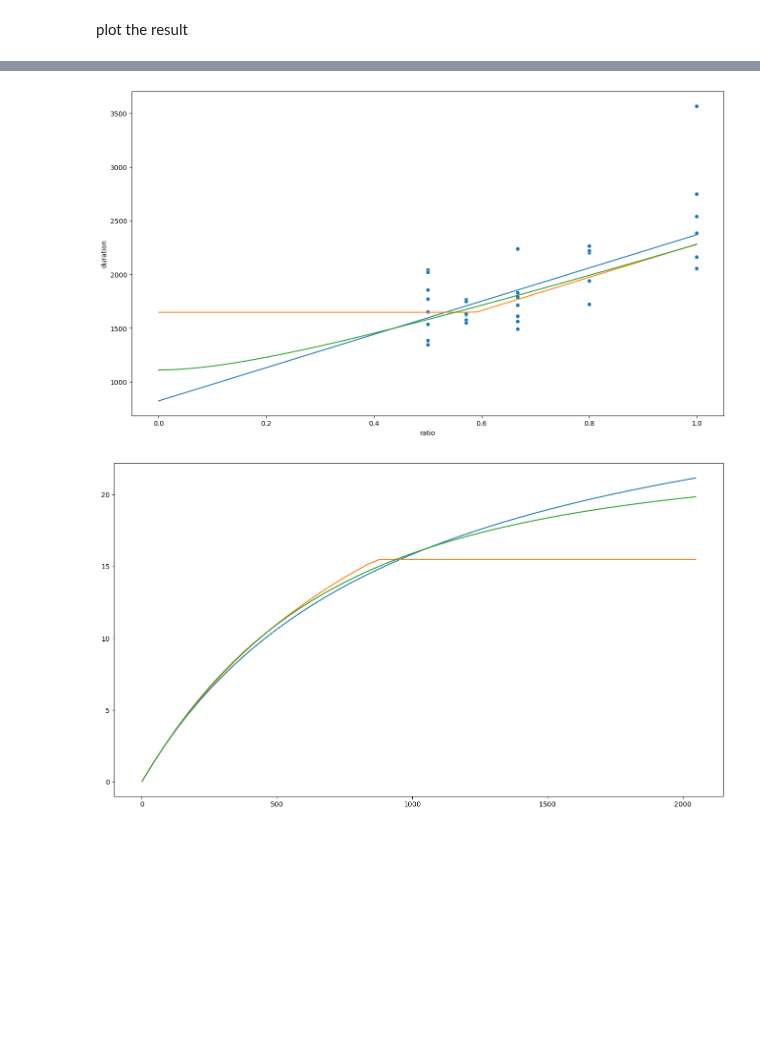
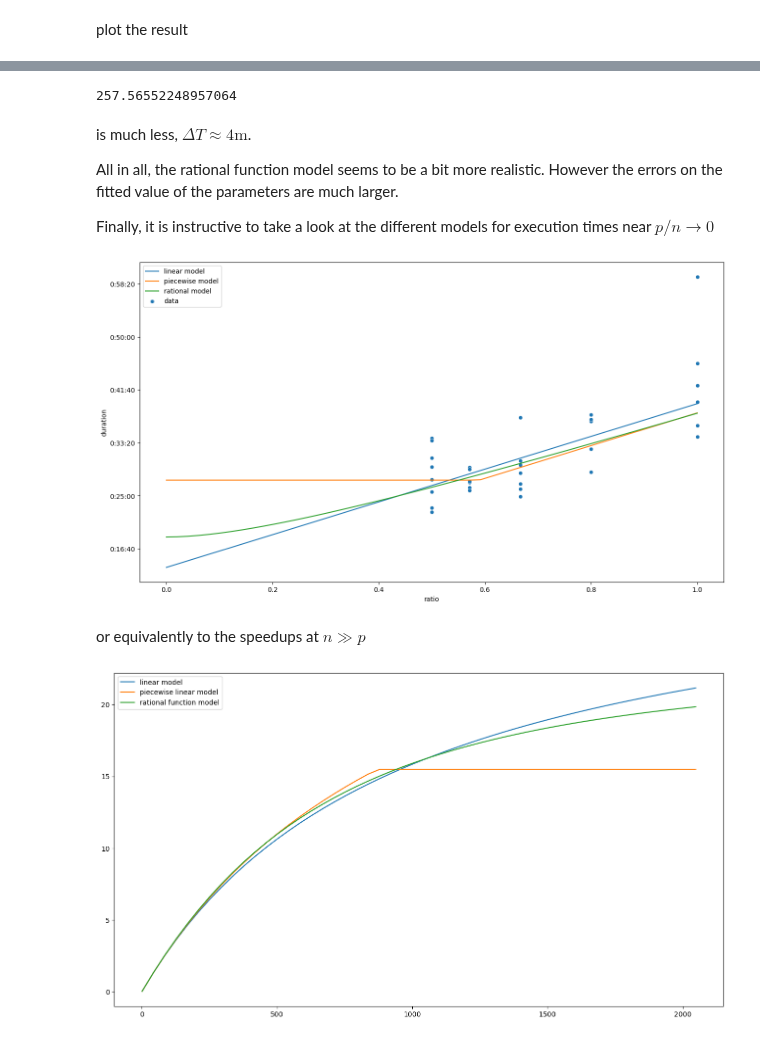
Before and after one commit to stefanocampanella/MHPC-project, a Jupyter notebook: notebooks/scaling.ipynb, the cells around one changed output, grey strips where cells are left out. Drawn from its saved outputs; the diff is of its cells as text; code cells hidden in the pictures; blank space fills up the shorter version.

```diff
--- a/notebooks/scaling.ipynb
+++ b/notebooks/scaling.ipynb
@@ -280,8 +279,8 @@ We can now fit the piecewise model,
 def speedup_from_t(t, n, params, p=512, n0=32):
     return t(np.asarray([p / n0]), *params) / t(p / n, *params)
 
-def t_piecewise(x, t0, t1, x0):
-    return np.apply_along_axis(lambda col: np.piecewise(col, [col >= x0, col < x0], [lambda x: t0 + t1 * (x - x0), t0]), 0, x)
+def t_piecewise(xs, t0, t1, x0):
+    return np.apply_along_axis(lambda col: np.piecewise(col, [col >= x0, col < x0], [lambda x: t0 + t1 * (x - x0), t0]), 0, xs)
 
 (piecewise_t0, piecewise_x0), cov = curve_fit(lambda x, t0, x0: speedup_from_t(t_piecewise, x, [t0, fit.params[1], x0]),
                                               data['num_cpus'], data['speedup'])
@@ -346,17 +351,30 @@ $$ S_\text{max, rational} = 1 + \frac{T_1}{T_0} x_0 \frac{\left( \frac{1}{x_0} \
+# %%
+rational_t0 - (data['num_generations'] * data['good_samples_duration'] / data['num_good_samples']).mean()
+# %% [output]
+257.56552248957064
+# %% [markdown]
+is much less, $\Delta T \approx 4\text{m}$.
+
+All in all, the rational function model seems to be a bit more realistic. However the errors on the fitted value of the parameters are much larger.
+
+Finally, it is instructive to take a look at the different models for execution times near $p / n \to 0$
 # %%
 xs = np.linspace(0, 1)
-sns.scatterplot(data=data[data['ratio'] <= 1.0], x='ratio', y='duration', estimator=np.mean)
-sns.lineplot(x=xs, y=fit.params[0]+fit.params[1] * xs)
-sns.lineplot(x=xs, y=t_piecewise(xs,piecewise_t0, fit.params[1], piecewise_x0))
-sns.lineplot(x=xs, y=t_rational(xs,rational_t0, fit.params[1], rational_x0))
+ax = sns.scatterplot(data=data[data['ratio'] <= 1.0], x='ratio', y='duration', estimator=np.mean, label='data')
+sns.lineplot(x=xs, y=fit.params[0]+fit.params[1] * xs, label='linear model', ax=ax)
+sns.lineplot(x=xs, y=t_piecewise(xs,piecewise_t0, fit.params[1], piecewise_x0), label='piecewise model', ax=ax)
+sns.lineplot(x=xs, y=t_rational(xs,rational_t0, fit.params[1], rational_x0), label='rational model', ax=ax)
+ax.yaxis.set_major_formatter(lambda value, position: timedelta(seconds=value))
 plt.show()
 # %% [output]
-[figure, old version]
+[figure, new version]
+# %% [markdown]
+or equivalently to the speedups at $n \gg p$
 # %%
 xs = np.linspace(1,2048)
-sns.lineplot(x=xs, y=speedup_from_t(lambda x, t0, t1: t0 + t1 * x, xs, fit.params))
-sns.lineplot(x=xs, y=speedup_from_t(t_piecewise, xs, [piecewise_t0, fit.params[1], piecewise_x0]))
-sns.lineplot(x=xs, y=speedup_from_t(t_rational, xs, [rational_t0, fit.params[1], rational_x0]))
+ax = sns.lineplot(x=xs, y=speedup_from_t(lambda x, t0, t1: t0 + t1 * x, xs, fit.params), label='linear model')
+sns.lineplot(x=xs, y=speedup_from_t(t_piecewise, xs, [piecewise_t0, fit.params[1], piecewise_x0]), label='piecewise linear model', ax=ax)
+sns.lineplot(x=xs, y=speedup_from_t(t_rational, xs, [rational_t0, fit.params[1], rational_x0]), label='rational function model', ax=ax)
 plt.show()
 # %% [output]
-[figure, old version]
+[figure, new version]
```
Also changed, not shown: parts of 7 cells of this notebook.
